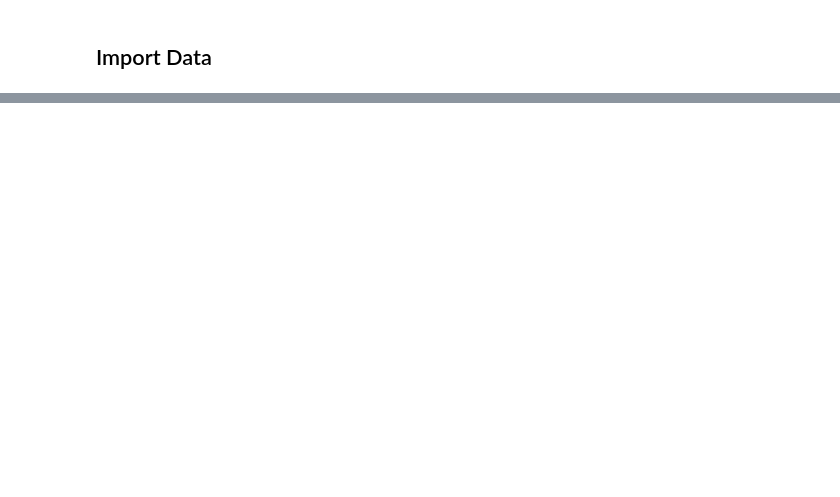
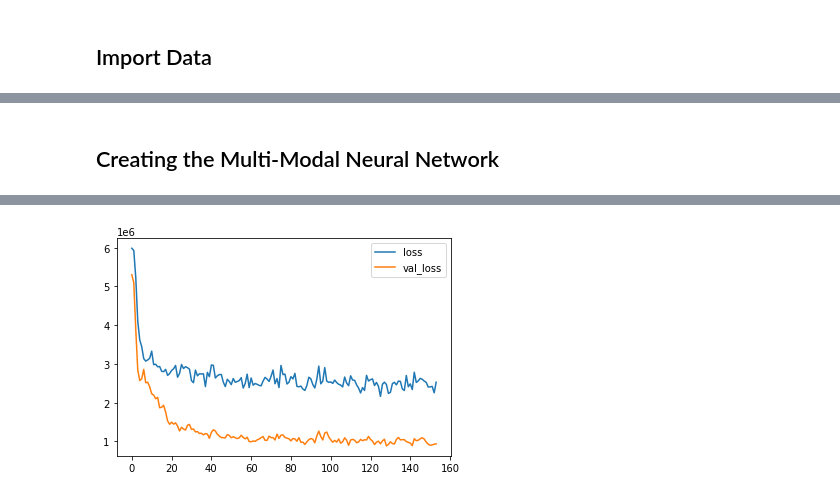
Before and after one commit to regulad/SmartScoutAmazonDataAnalysis, a Jupyter notebook: Amazon_Sales.ipynb, the cells around one changed output, grey strips where cells are left out. Saved outputs shown, nothing was run; the diff lists cells and outputs as text; code cells hidden in the pictures; blank space fills up the shorter version.

Commit message:
Model Creation Notebook has new code.

```diff
--- a/Amazon_Sales.ipynb
+++ b/Amazon_Sales.ipynb
@@ -250,0 +207,4 @@ InternalError: Failed copying input tensor from /job:localhost/replica:0/task:0/
+# %%
+# Create new dataframe that will store the inputs into the multimodal nn.
+#df_nn = df[['price', 'numberOfSellers', 'isVariation', 'numberOfItems', 'sales']]
+df_nn = df.drop(columns=['title', 'subcategory', 'asin', 'imageUrl'])
@@ -250,0 +353,73 @@ InternalError: Failed copying input tensor from /job:localhost/replica:0/task:0/
+# %%
+# Go through every row in df and get the predicted sales from the NLP model and store it in a list
+def get_title_prediction(title):
+    # Clean the title
+    title = clean_text(title)
+    # Vectorize the title
+    title = vectorizer.transform([title])
+    # Get the predicted sales
+    prediction = svc_classifier.predict(title)[0]
+    # Return the prediction
+    return prediction
+
+# Add the predicted sales to the dataframe
+df_nn['predictedSalesFromTitle'] = df['title'].swifter.apply(get_title_prediction)
+# %% [markdown]
+## Creating the Multi-Modal Neural Network
+# %%
+# Create the X and y variables
+# X should contain everything except for the sales and salesQuartile columns
+X = df_nn.drop(['salesRounded'], axis=1).values
+y = df_nn['salesRounded'].values
+
+# Partition the data
+from sklearn.model_selection import train_test_split
+X_train, X_test, y_train, y_test = train_test_split(X, y, test_size=0.2)
+
+# Create the scaler
+from sklearn.preprocessing import StandardScaler
+scaler = StandardScaler()
+
+# Scale the X variables
+X_train = scaler.fit_transform(X_train)
+X_test = scaler.transform(X_test)
+
+# Create the neural network
+from tensorflow.keras.models import Sequential
+from tensorflow.keras.layers import Dense, Dropout
+from tensorflow.keras.callbacks import EarlyStopping
+
+n_units = X_train.shape[1]
+_epochs = 600
+
+# Create the neural network. Output should be integer from 1-# of sales quartiles
+nn = Sequential()
+nn.add(Dense(n_units, activation='relu'))
+nn.add(Dropout(0.5))
+nn.add(Dense(n_units, activation='relu'))
+nn.add(Dropout(0.5))
+nn.add(Dense(n_units, activation='relu'))
+nn.add(Dropout(0.5))
+nn.add(Dense(1, activation='linear'))
+
+# Compile the neural network
+nn.compile(optimizer='adam', loss='mse')
+
+# Create the early stopping callback
+early_stop = EarlyStopping(monitor='val_loss', mode='min', verbose=1, patience=25)
+
+# Fit the neural network
+nn.fit(x=X_train, y=y_train, epochs=_epochs, validation_data=(X_test, y_test), callbacks=[early_stop])
+
+# Get the loss
+losses = pd.DataFrame(nn.history.history)
+losses.plot()
+
+# Make predictions
+y_pred = nn.predict(X_test)
+
+# Calculate the accuracy
+from sklearn.metrics import accuracy_score
+accuracy = accuracy_score(y_test, y_pred.round())
+print(f'Accuracy: {accuracy}')
+# %% [output]
@@ -250,0 +443 @@ InternalError: Failed copying input tensor from /job:localhost/replica:0/task:0/
+[figure, added]
```
Also changed, not shown: parts of 64 cells of this notebook, 2 other files.
